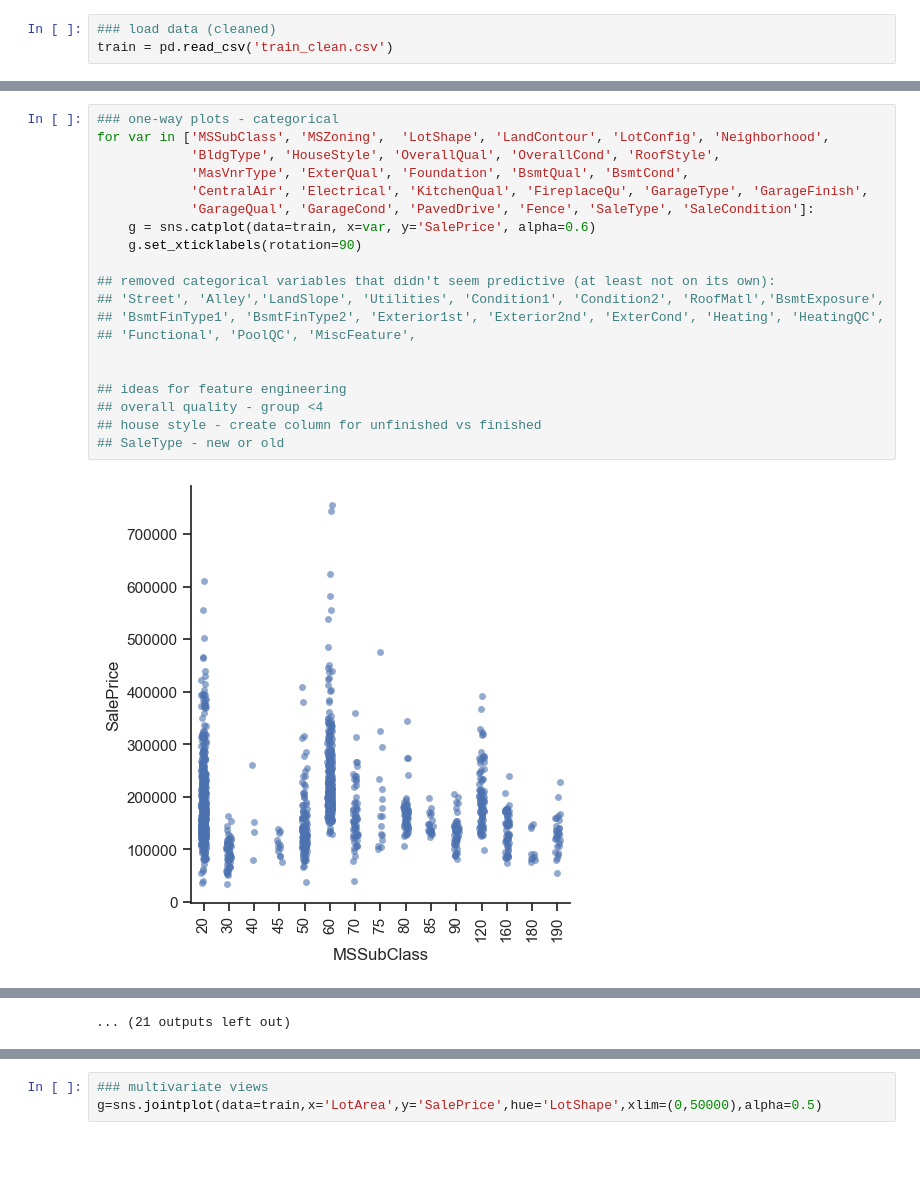
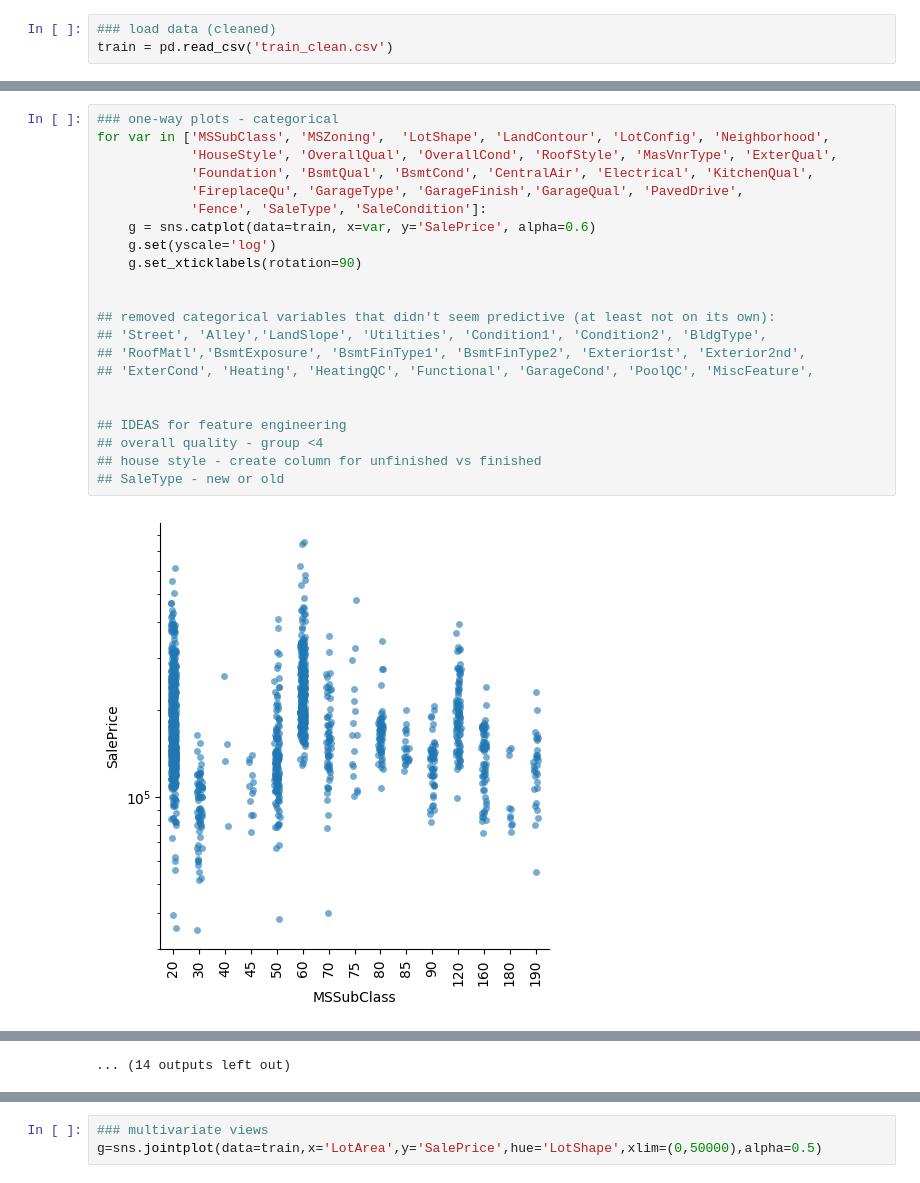
Before and after one commit to stephanie-yz/House-Prices, a Jupyter notebook: 02 Exploratory Data Analysis.ipynb, the cells around one changed output, grey strips where cells are left out. Drawn from its saved outputs; the diff is of its cells as text; blank space fills up the shorter version.

```diff
--- a/02 Exploratory Data Analysis.ipynb
+++ b/02 Exploratory Data Analysis.ipynb
@@ -22,22 +29,24 @@ train = pd.read_csv('train_clean.csv')
 # %%
 ### one-way plots - categorical
 for var in ['MSSubClass', 'MSZoning',  'LotShape', 'LandContour', 'LotConfig', 'Neighborhood',
-            'BldgType', 'HouseStyle', 'OverallQual', 'OverallCond', 'RoofStyle',
-            'MasVnrType', 'ExterQual', 'Foundation', 'BsmtQual', 'BsmtCond',
-            'CentralAir', 'Electrical', 'KitchenQual', 'FireplaceQu', 'GarageType', 'GarageFinish',
-            'GarageQual', 'GarageCond', 'PavedDrive', 'Fence', 'SaleType', 'SaleCondition']:
+            'HouseStyle', 'OverallQual', 'OverallCond', 'RoofStyle', 'MasVnrType', 'ExterQual',
+            'Foundation', 'BsmtQual', 'BsmtCond', 'CentralAir', 'Electrical', 'KitchenQual',
+            'FireplaceQu', 'GarageType', 'GarageFinish','GarageQual', 'PavedDrive',
+            'Fence', 'SaleType', 'SaleCondition']:
     g = sns.catplot(data=train, x=var, y='SalePrice', alpha=0.6)
+    g.set(yscale='log')
     g.set_xticklabels(rotation=90)
 
+
 ## removed categorical variables that didn't seem predictive (at least not on its own):
-## 'Street', 'Alley','LandSlope', 'Utilities', 'Condition1', 'Condition2', 'RoofMatl','BsmtExposure',
-## 'BsmtFinType1', 'BsmtFinType2', 'Exterior1st', 'Exterior2nd', 'ExterCond', 'Heating', 'HeatingQC',
-## 'Functional', 'PoolQC', 'MiscFeature',
+## 'Street', 'Alley','LandSlope', 'Utilities', 'Condition1', 'Condition2', 'BldgType',
+## 'RoofMatl','BsmtExposure', 'BsmtFinType1', 'BsmtFinType2', 'Exterior1st', 'Exterior2nd',
+## 'ExterCond', 'Heating', 'HeatingQC', 'Functional', 'GarageCond', 'PoolQC', 'MiscFeature',
 
 
-## ideas for feature engineering
+## IDEAS for feature engineering
 ## overall quality - group <4
 ## house style - create column for unfinished vs finished
 ## SaleType - new or old
 # %% [output]
-[figure, old version]
+[figure, new version]
@@ -55 +64 @@ for var in ['MSSubClass', 'MSZoning',  'LotShape', 'LandContour', 'LotConfig', '
-... (21 outputs left out)
+... (14 outputs left out)
```
Also changed, not shown: parts of 7 cells of this notebook.
